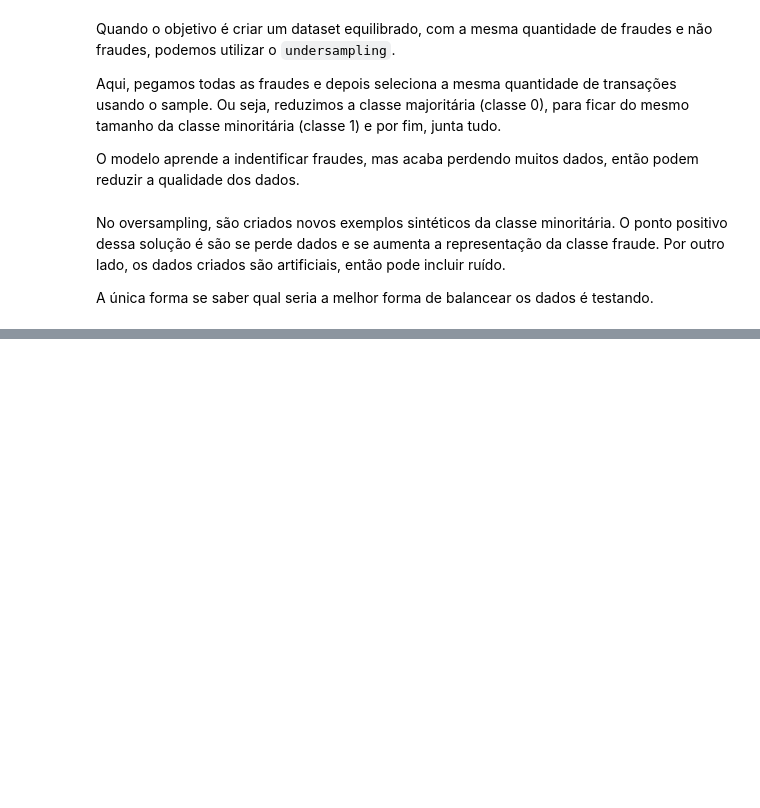
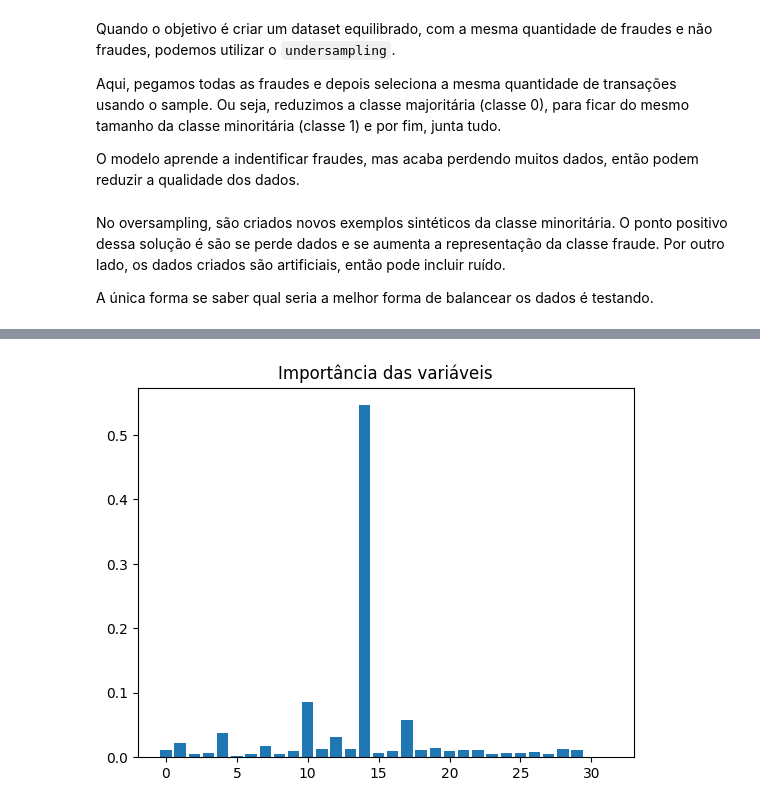
Before and after one commit to querycat/dio-deteccao-de-fraudes-em-transacoes-bancarias, a Jupyter notebook: dio_deteccao_de_fraudes_bancarias.ipynb, the cells around one changed output, grey strips where cells are left out. Cells and saved outputs as stored; diff of their text form; code cells hidden in the pictures; blank space fills up the shorter version.

```diff
--- a/dio_deteccao_de_fraudes_bancarias.ipynb
+++ b/dio_deteccao_de_fraudes_bancarias.ipynb
@@ -257,0 +253,12 @@ A única forma se saber qual seria a melhor forma de balancear os dados é testa
+# %%
+import shap
+from sklearn.pipeline import Pipeline
+
+pipeline = Pipeline([
+	('scaler', StandardScaler()),
+	('model', LogisticRegression(max_iter=1000))
+])
+
+pipeline.fit(x_train, y_train)
+
+y_pred = pipeline.predict(x_test)
@@ -257,0 +286,11 @@ A única forma se saber qual seria a melhor forma de balancear os dados é testa
+# %%
+from xgboost import XGBClassifier
+
+xgb = XGBClassifier(
+	scale_pos_weight=10, # ajuda com o desbalanceamento
+	use_label_encoder=False,
+	eval_metric='logloss'
+)
+
+xgb.fit(x_train, y_train)
+y_pred_xgb = xgb.predict(x_test)
@@ -257,0 +320,10 @@ A única forma se saber qual seria a melhor forma de balancear os dados é testa
+# %%
+import matplotlib.pyplot as plt
+
+importancias = xgb.feature_importances_
+
+plt.bar(range(len(importancias)), importancias)
+plt.title('Importância das variáveis')
+plt.show()
+# %% [output]
+[figure, added]
```
Also changed, not shown: parts of 21 cells of this notebook.
